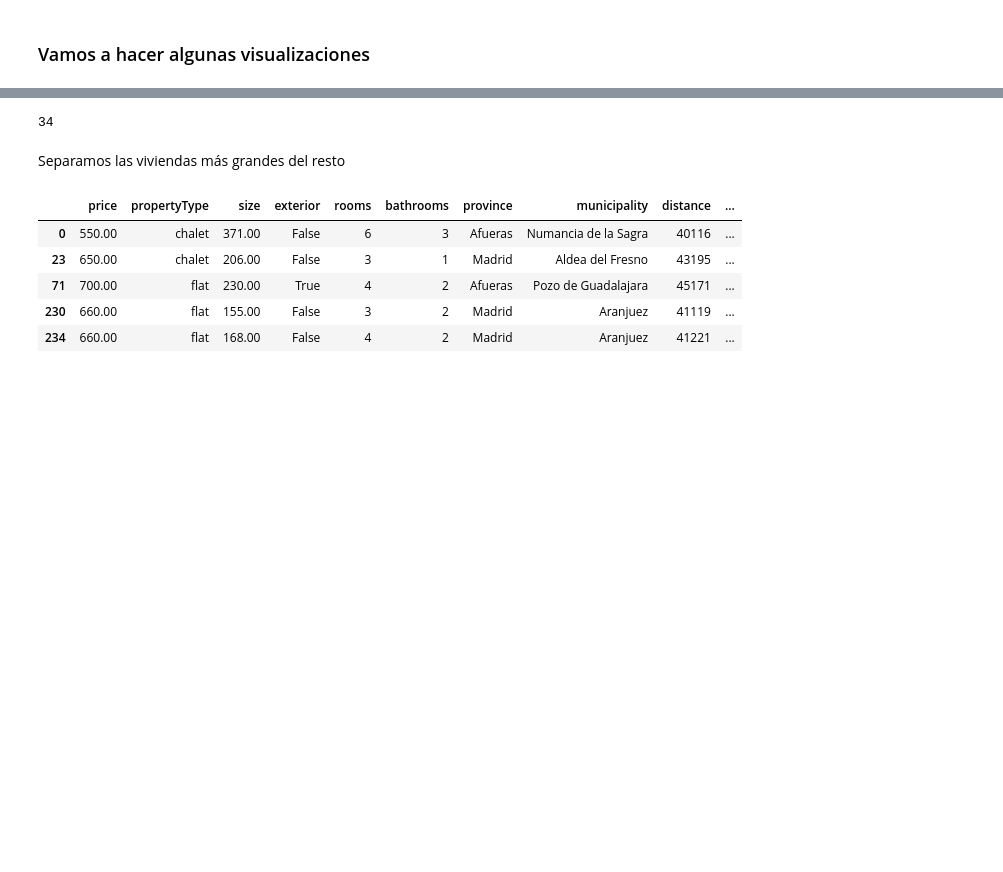
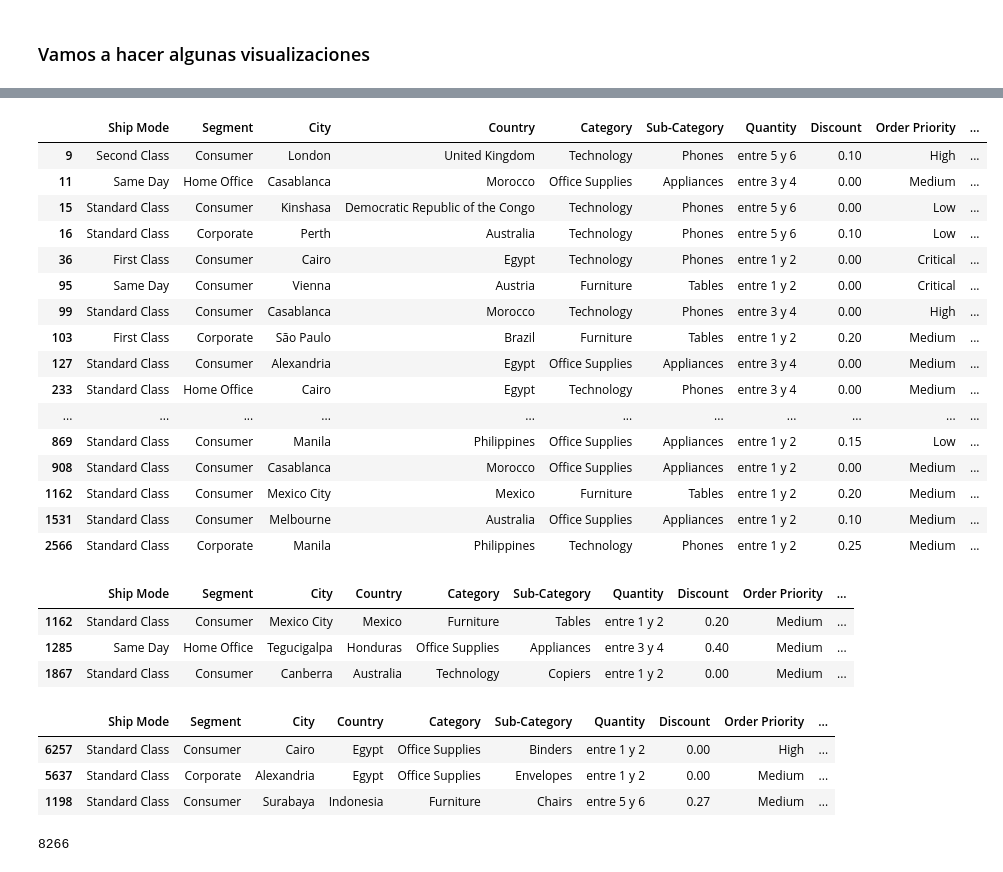
Before and after one commit to jgilsu11/Proyecto9-Clustering, a Jupyter notebook: Notebooks/Modelos/Modelo 1/nulos0.ipynb, the cells around one changed output, grey strips where cells are left out. Drawn from its saved outputs; the diff is of its cells as text; code cells hidden in the pictures; blank space fills up the shorter version.

```diff
--- a/Notebooks/Modelos/Modelo 1/nulos0.ipynb
+++ b/Notebooks/Modelos/Modelo 1/nulos0.ipynb
@@ -209,16 +227,39 @@ df_crudo[df_crudo["Sales"] > 4200].head()
+# %%
+df_crudo[df_crudo["Sales_unitario"] > 600]
+# %% [output]
+|  | Ship Mode | Segment | City | Country | Category | Sub-Category | Quantity | Discount | Order Priority | ... |
+| 9 | Second Class | Consumer | London | United Kingdom | Technology | Phones | entre 5 y 6 | 0.10 | High | ... |
+| 11 | Same Day | Home Office | Casablanca | Morocco | Office Supplies | Appliances | entre 3 y 4 | 0.00 | Medium | ... |
+| 15 | Standard Class | Consumer | Kinshasa | Democratic Republic of the Congo | Technology | Phones | entre 5 y 6 | 0.00 | Low | ... |
+| 16 | Standard Class | Corporate | Perth | Australia | Technology | Phones | entre 5 y 6 | 0.10 | Low | ... |
+| 36 | First Class | Consumer | Cairo | Egypt | Technology | Phones | entre 1 y 2 | 0.00 | Critical | ... |
+| 95 | Same Day | Consumer | Vienna | Austria | Furniture | Tables | entre 1 y 2 | 0.00 | Critical | ... |
+| 99 | Standard Class | Consumer | Casablanca | Morocco | Technology | Phones | entre 3 y 4 | 0.00 | High | ... |
+| 103 | First Class | Corporate | São Paulo | Brazil | Furniture | Tables | entre 1 y 2 | 0.20 | Medium | ... |
+| 127 | Standard Class | Consumer | Alexandria | Egypt | Office Supplies | Appliances | entre 3 y 4 | 0.00 | Medium | ... |
+| 233 | Standard Class | Home Office | Cairo | Egypt | Technology | Phones | entre 3 y 4 | 0.00 | Medium | ... |
+| ... | ... | ... | ... | ... | ... | ... | ... | ... | ... | ... |
+| 869 | Standard Class | Consumer | Manila | Philippines | Office Supplies | Appliances | entre 1 y 2 | 0.15 | Low | ... |
+| 908 | Standard Class | Consumer | Casablanca | Morocco | Office Supplies | Appliances | entre 1 y 2 | 0.00 | Medium | ... |
+| 1162 | Standard Class | Consumer | Mexico City | Mexico | Furniture | Tables | entre 1 y 2 | 0.20 | Medium | ... |
+| 1531 | Standard Class | Consumer | Melbourne | Australia | Office Supplies | Appliances | entre 1 y 2 | 0.10 | Medium | ... |
+| 2566 | Standard Class | Corporate | Manila | Philippines | Technology | Phones | entre 1 y 2 | 0.25 | Medium | ... |
+# %%
+df_crudo[df_crudo["Sales_unitario"] > 200].sample(3)
+# %% [output]
+|  | Ship Mode | Segment | City | Country | Category | Sub-Category | Quantity | Discount | Order Priority | ... |
+| 1162 | Standard Class | Consumer | Mexico City | Mexico | Furniture | Tables | entre 1 y 2 | 0.20 | Medium | ... |
+| 1285 | Same Day | Home Office | Tegucigalpa | Honduras | Office Supplies | Appliances | entre 3 y 4 | 0.40 | Medium | ... |
+| 1867 | Standard Class | Consumer | Canberra | Australia | Technology | Copiers | entre 1 y 2 | 0.00 | Medium | ... |
+# %%
+df_crudo[df_crudo["Sales_unitario"] < 200].sample(3)
+# %% [output]
+|  | Ship Mode | Segment | City | Country | Category | Sub-Category | Quantity | Discount | Order Priority | ... |
+| 6257 | Standard Class | Consumer | Cairo | Egypt | Office Supplies | Binders | entre 1 y 2 | 0.00 | High | ... |
+| 5637 | Standard Class | Corporate | Alexandria | Egypt | Office Supplies | Envelopes | entre 1 y 2 | 0.00 | Medium | ... |
+| 1198 | Standard Class | Consumer | Surabaya | Indonesia | Furniture | Chairs | entre 5 y 6 | 0.27 | Medium | ... |
 # %%
-(df_crudo["Sales"] > 4200).sum()
+(df_crudo["Sales_unitario"] <200).sum()
 # %% [output]
-34
+8266
-# %% [markdown]
-Separamos las viviendas más grandes del resto
-# %%
-df_crudo[df_crudo["size"] > 150].head()
-# %% [output]
-|  | price | propertyType | size | exterior | rooms | bathrooms | province | municipality | distance | ... |
-| 0 | 550.00 | chalet | 371.00 | False | 6 | 3 | Afueras | Numancia de la Sagra | 40116 | ... |
-| 23 | 650.00 | chalet | 206.00 | False | 3 | 1 | Madrid | Aldea del Fresno | 43195 | ... |
-| 71 | 700.00 | flat | 230.00 | True | 4 | 2 | Afueras | Pozo de Guadalajara | 45171 | ... |
-| 230 | 660.00 | flat | 155.00 | False | 3 | 2 | Madrid | Aranjuez | 41119 | ... |
-| 234 | 660.00 | flat | 168.00 | False | 4 | 2 | Madrid | Aranjuez | 41221 | ... |
 # %%
```
Also changed, not shown: parts of 22 cells of this notebook, 2 other files.
